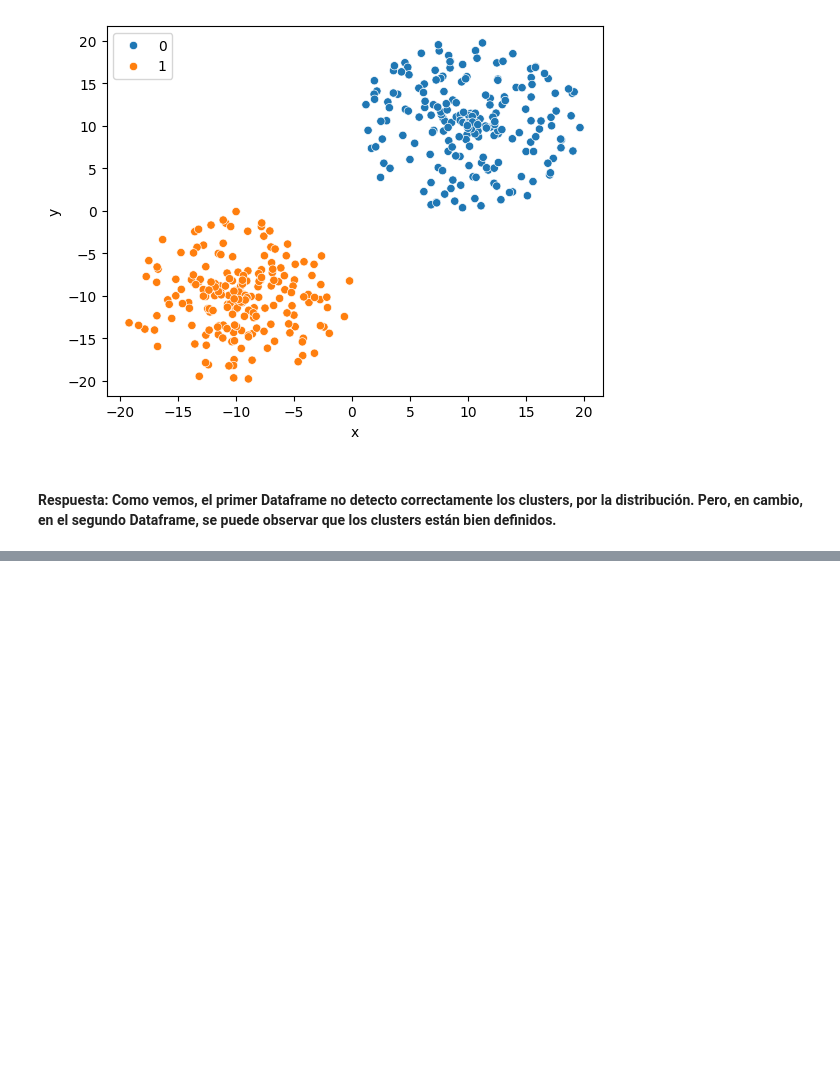
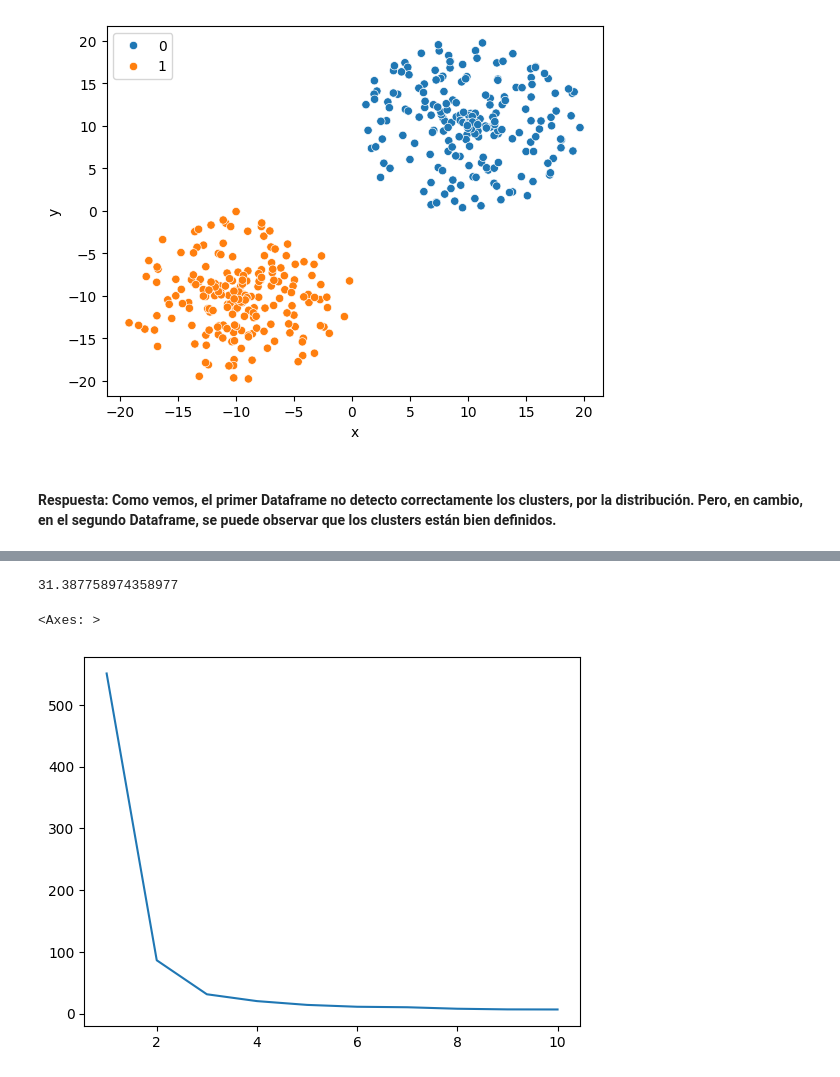
Before and after one commit to santiago-paz/ejercicios-laboratorio-datos-uba, a Jupyter notebook: Prácticas/Práctica-7/soluciones_práctica-7_notebook.ipynb, the cells around one changed output, grey strips where cells are left out. Cells and saved outputs as stored; diff of their text form; code cells hidden in the pictures; blank space fills up the shorter version.

```diff
--- a/Prácticas/Práctica-7/soluciones_práctica-7_notebook.ipynb
+++ b/Prácticas/Práctica-7/soluciones_práctica-7_notebook.ipynb
@@ -51,0 +91,21 @@ sns.scatterplot(data=df_2, x='x', y='y', hue=labels_2)
+# %%
+# Ejercicio 3 e)
+# Evaluamos el error de clustering con el método de la inercia
+
+kmeans.inertia_
+# %% [output]
+31.387758974358977
+# %%
+# Ejericio 3 f)
+# Repetimos el ensayo con valores de k de 1 a 10, graficando el WCSS para cada valor de k
+
+wcss = []
+for k in range(1, 11):
+    kmeans = KMeans(n_clusters=k)
+    kmeans.fit(iris[['LongPetalo', 'AnchoPetalo']])
+    wcss.append(kmeans.inertia_)
+
+sns.lineplot(x=range(1, 11), y=wcss)
+# %% [output]
+<Axes: >
+[figure, added]
```
Also changed, not shown: parts of 13 cells of this notebook, 2 other files.
